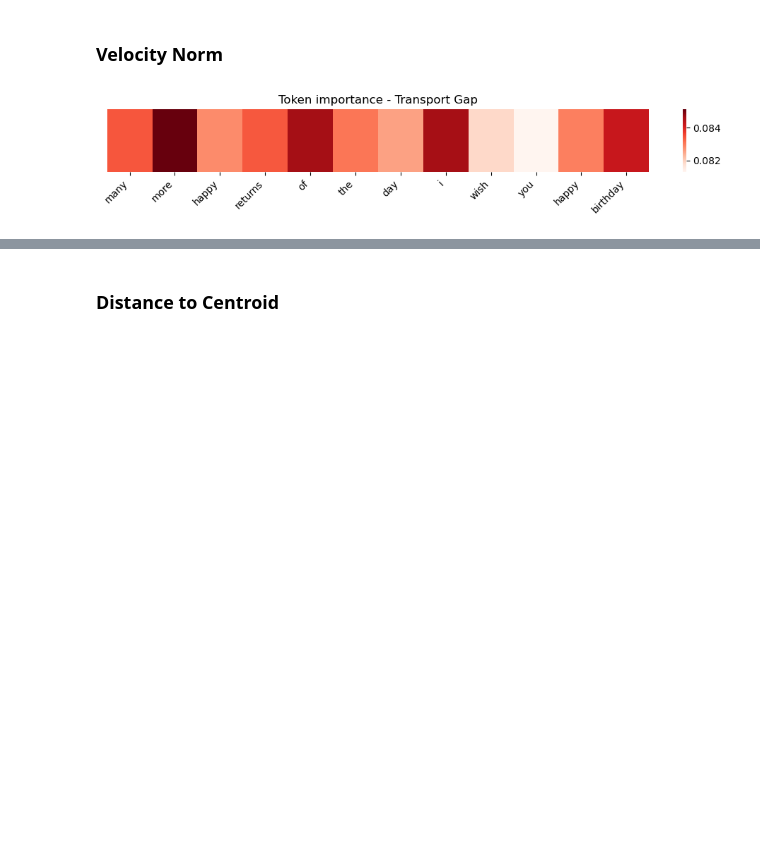
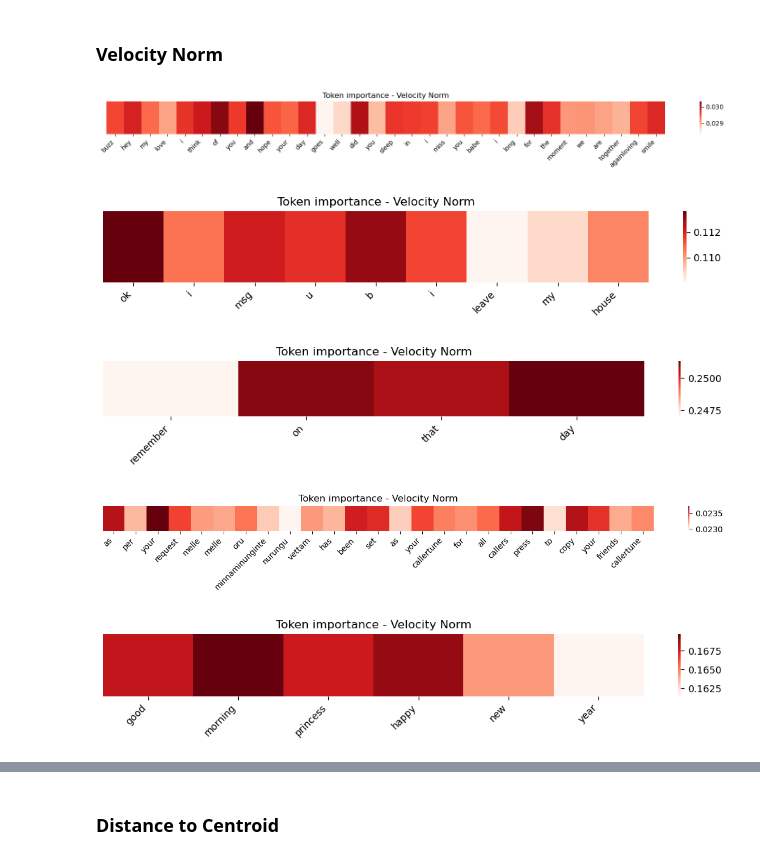
Before and after one commit to AmineYK/Textual-Anomaly-Detection-Framework, a Jupyter notebook: Anomaly Detection Framework/fm_dissect_token.ipynb, the cells around one changed output, grey strips where cells are left out. Cells and saved outputs as stored; diff of their text form; code cells hidden in the pictures; blank space fills up the shorter version.

Commit message:
very promising method git add run_indep_anom.py fm_dissect_token.ipynb Results/ Modelisation/FlowMatching/flow_matching_transformers_token.py  woow !

```diff
--- a/Anomaly Detection Framework/fm_dissect_token.ipynb
+++ b/Anomaly Detection Framework/fm_dissect_token.ipynb
@@ -58,8 +58,8 @@ def remove_stopwords_batch(batch):
 [nltk_data]     /home/2017025/ayouce01/nltk_data...
 [nltk_data]   Package stopwords is already up-to-date!
 # %%
-dataset_name = '20newsgroups'
-inlier_topic = 'science'
+dataset_name = 'sms'
+inlier_topic = 'normal'
 type_tac = None
 anomaly_rate = 0.1
 save_dir = "/home/2017025/ayouce01/Textual-Anomaly-Detection-Framework/Anomaly Detection Framework/Data"
@@ -326,8 +315,9 @@ def tokens_to_words_with_importance(tokens, importance):
     return words, np.array(word_importances)
 
 
-def plot_heatmap(importance, tokens, idx):
-    scores = importance[idx].detach().cpu().numpy()
+def plot_heatmap(importance, tokens, idx, name):
+    # scores = importance[idx].detach().cpu().numpy()
+    scores = importance[idx]
     # toks = clean_tokens(tokens)[idx]
     toks = tokens[idx]
 
@@ -353,11 +343,11 @@ def plot_heatmap(importance, tokens, idx):
     )
 
     plt.xticks(rotation=45, ha='right')
-    plt.title(f"Token importance - Transport Gap")
+    plt.title(f"Token importance - {name}")
     plt.tight_layout()
     plt.show()
 # %%
-x_final, velocities_token, x_t_inter = fm_transformer.euler_integrate(X_tokens_test.to(device), attentions_test_mask.to(device), 15, True)
+x_final, velocities_token, x_t_inter = fm_transformer.euler_integrate(X_tokens_test.to(device), attentions_test_mask.to(device), 8, True)
 
 print(x_t_inter.shape)
 print(x_final.shape)
@@ -393,8 +492,18 @@ token_effort_anomaly = token_effort[y_test == 1]
 
 tokens_test_inlier = np.array(tokens_test)[y_test == 0]
 tokens_test_anomaly = np.array(tokens_test)[y_test == 1]
+
+name_type = "Velocity Norm"
 # %%
-plot_heatmap(token_effort_inlier, tokens_test_inlier, idx=0)
+plot_heatmap(token_effort_inlier, tokens_test_inlier, idx=3, name=name_type)
+plot_heatmap(token_effort_inlier, tokens_test_inlier, idx=30, name=name_type)
+plot_heatmap(token_effort_inlier, tokens_test_inlier, idx=32, name=name_type)
+plot_heatmap(token_effort_inlier, tokens_test_inlier, idx=37, name=name_type)
+plot_heatmap(token_effort_inlier, tokens_test_inlier, idx=38, name=name_type)
 # %% [output]
-[figure, old version]
+[figure, new version]
+[figure, added]
+[figure, added]
+[figure, added]
+[figure, added]
 # %%
```
Also changed, not shown: parts of 22 cells of this notebook, 4 other files.
